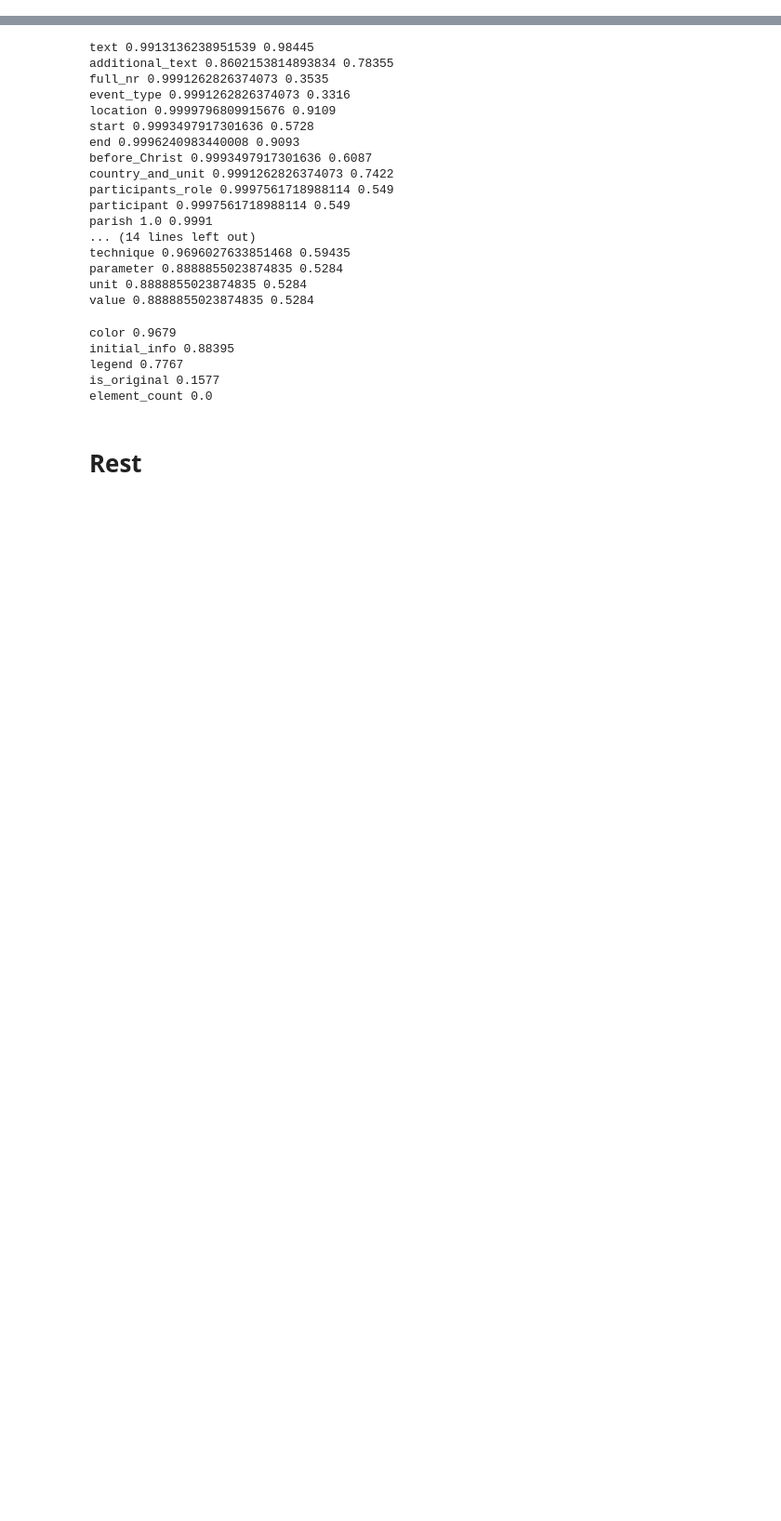
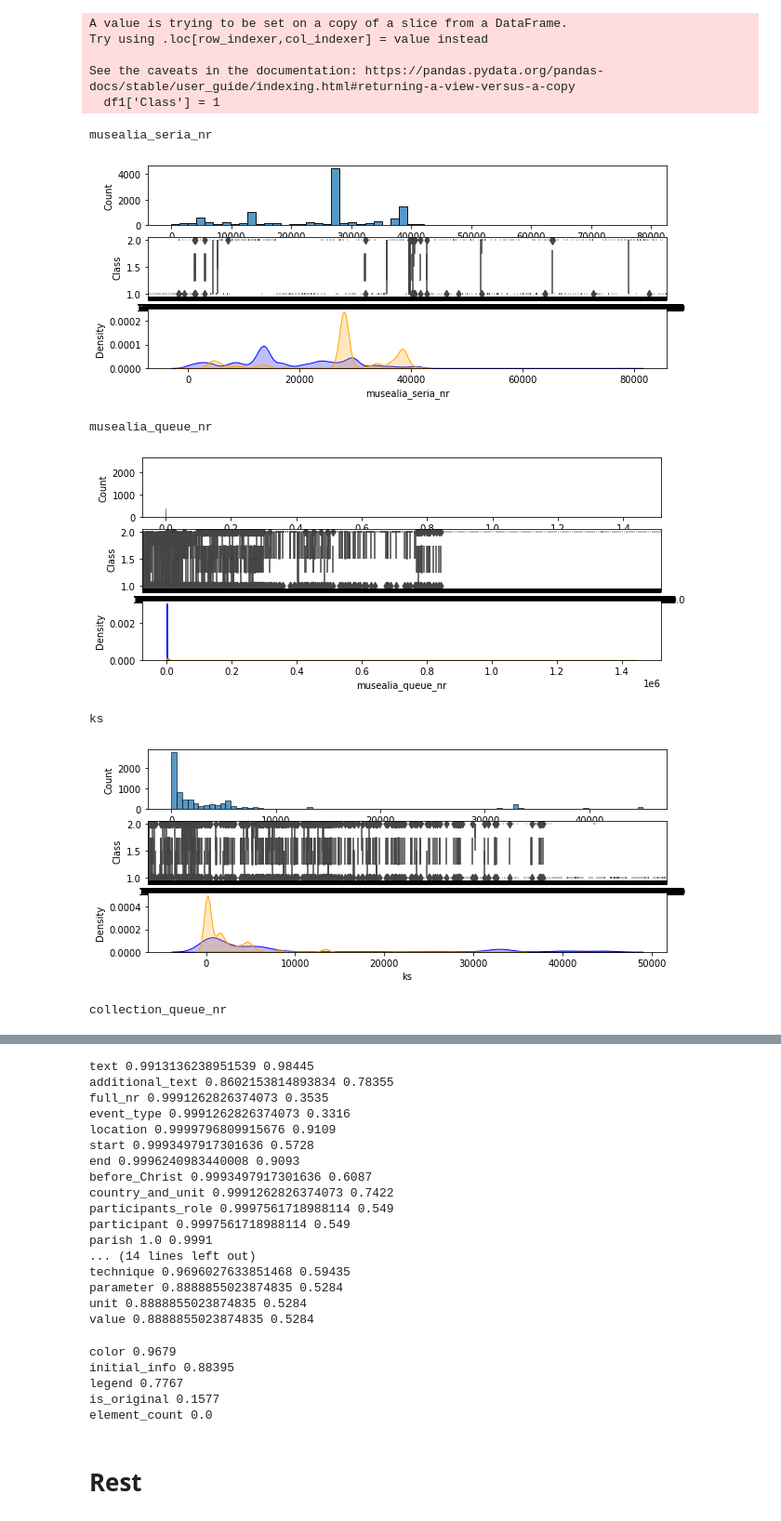
Before and after one commit to tillwenke/museum_item_classification, a Jupyter notebook: typeless_data_discovery.ipynb, the cells around one changed output, grey strips where cells are left out. Shown at 93% size. Saved outputs shown, nothing was run; the diff lists cells and outputs as text; code cells hidden in the pictures; blank space fills up the shorter version.

```diff
--- a/typeless_data_discovery.ipynb
+++ b/typeless_data_discovery.ipynb
@@ -90,0 +36,3 @@ for col in cat:
+# %%
+# necessary to even be able to plot
+iset['musealia_queue_nr'] = iset['musealia_queue_nr'].apply(lambda x: x if x < 10000000 else np.nan)
@@ -90,0 +45,5 @@ for col in cat:
+# %%
+def get_relavant_data(data):
+    return data[(~ data.material.isnull()) | (~ data.technique.isnull()) | (~ data.parameter.isnull())]
+
+iset = get_relavant_data(iset)
@@ -91,2 +82,33 @@ for col in cat:
 # %%
-inter = [i for i in like_train_set.columns if i in combined_data.columns]
+intersection = [i for i in iset.columns if i in combined_data.columns]
+# %%
+df1 = combined_data[intersection]
+df1['Class'] = 1
+df2 = iset[intersection]
+df2['Class'] = 2
+df = pd.concat([df1, df2], axis=0)
+# %% [output]
+A value is trying to be set on a copy of a slice from a DataFrame.
+Try using .loc[row_indexer,col_indexer] = value instead
+
+See the caveats in the documentation: https://pandas.pydata.org/pandas-docs/stable/user_guide/indexing.html#returning-a-view-versus-a-copy
+  df1['Class'] = 1
+# %%
+for col in num:
+    print(col)
+    fig, axs = plt.subplots(3,1, figsize=(10,4))
+    sns.histplot(df[col], ax=axs[0])
+    sns.boxenplot(data=df, x=col, y='Class', ax=axs[1])
+    sns.kdeplot(df1[col], fill=True, label='0', color='blue', ax=axs[2], bw_adjust=0.5)
+    sns.kdeplot(df2[col], fill=True, label='1', color='orange', ax=axs[2], bw_adjust=0.5)
+    #sns.histplot(train0[col], ax=axs[3], color='blue', alpha=0.5)
+    #sns.histplot(train1[col], ax=axs[4], color='orange', alpha=0.5)
+    plt.show()
+# %% [output]
+musealia_seria_nr
+[figure, added]
+musealia_queue_nr
+[figure, added]
+ks
+[figure, added]
+collection_queue_nr
```
Also changed, not shown: parts of 58 cells of this notebook, 2 other files.
